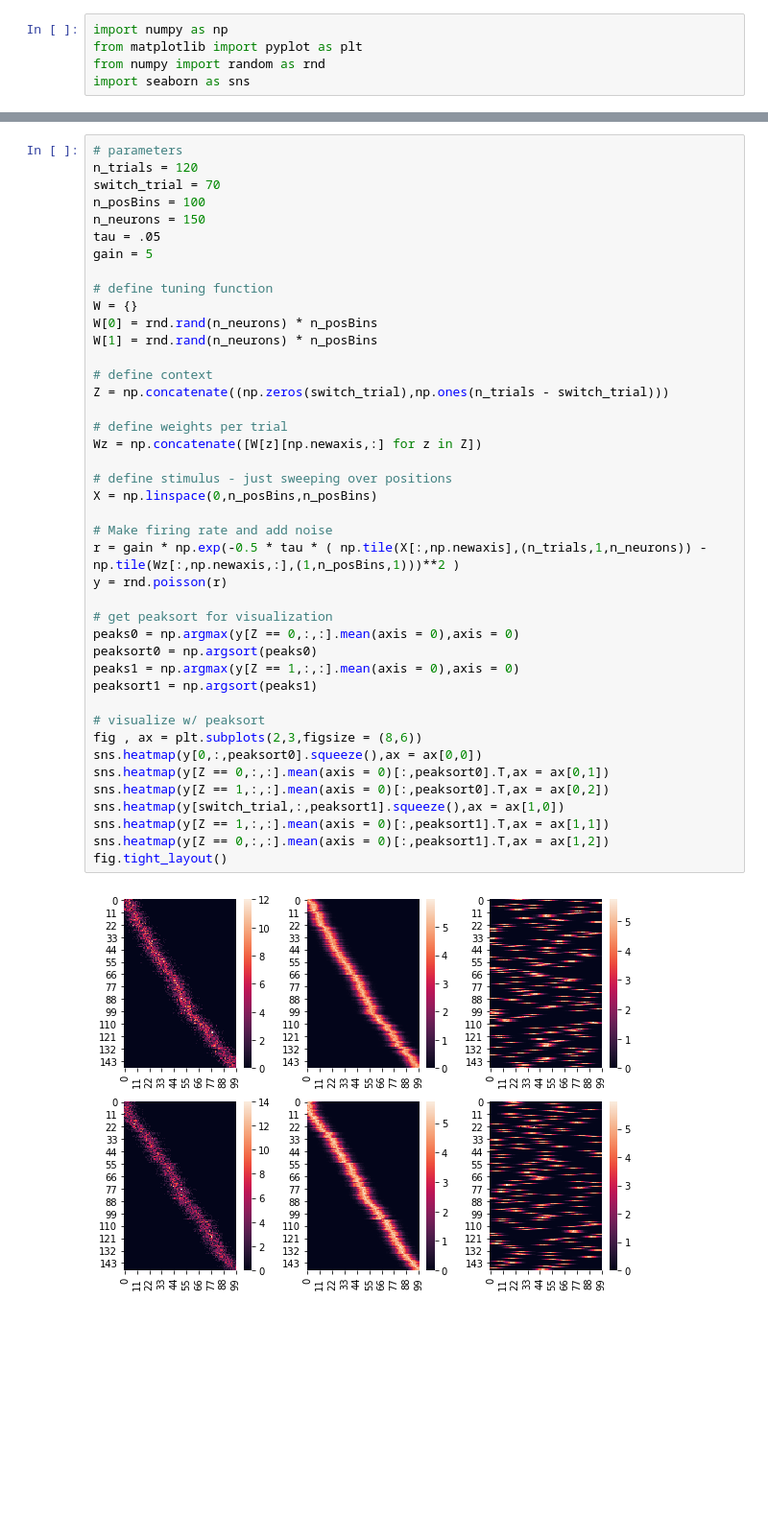
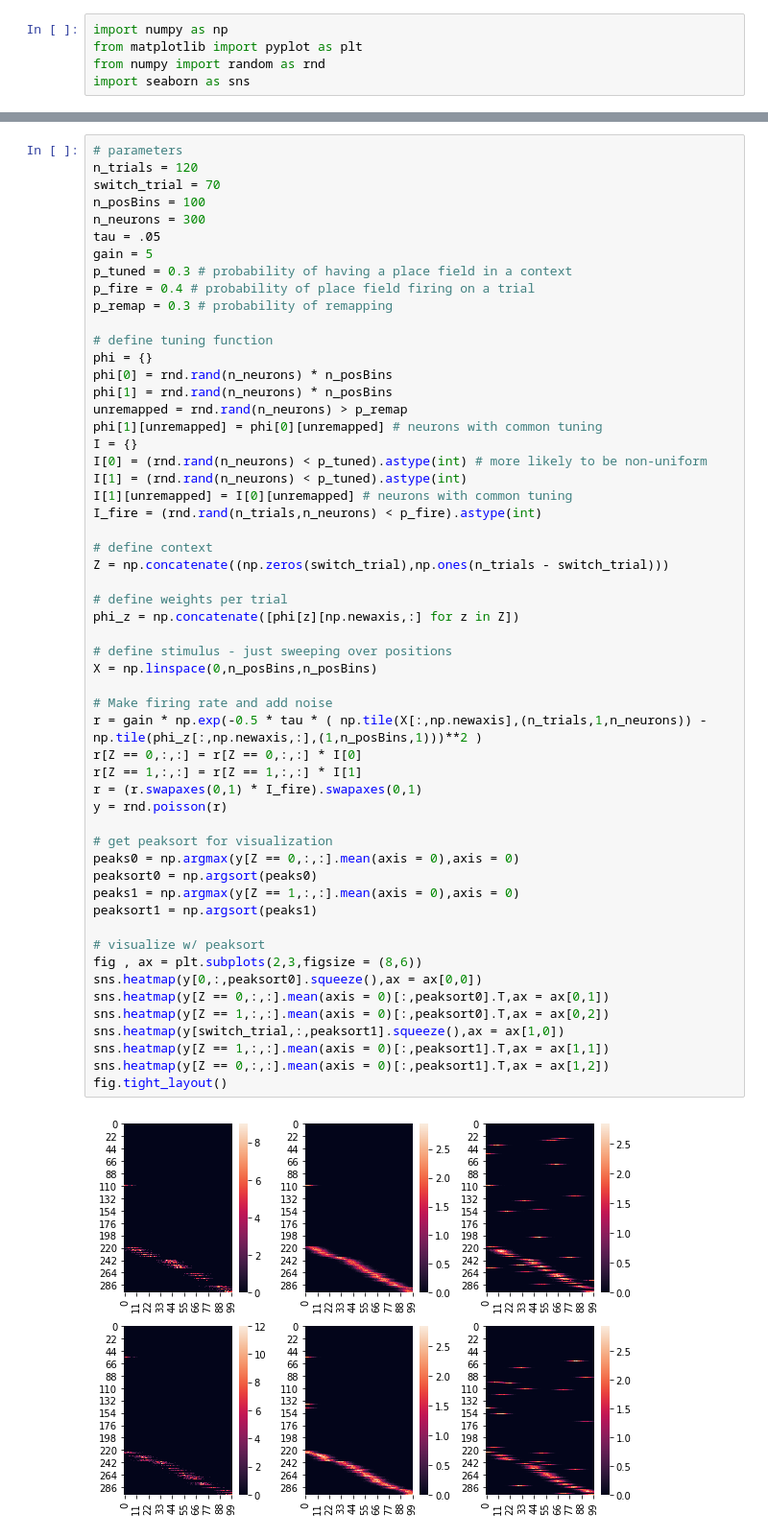
Before and after one commit to sternj98/remapping_detection, a Jupyter notebook: simulation.ipynb, the cells around one changed output, grey strips where cells are left out. Shown: that part at 96% size. Drawn from its saved outputs; the diff is of its cells as text; blank space fills up the shorter version.

```diff
--- a/simulation.ipynb
+++ b/simulation.ipynb
@@ -23,42 +25,55 @@ Where $r =$ rate, $W = $ neural tuning, $Z = $ context, $X = $ position, $Y = $
 n_trials = 120
 switch_trial = 70
 n_posBins = 100
-n_neurons = 150
+n_neurons = 300
 tau = .05
 gain = 5
+p_tuned = 0.3 # probability of having a place field in a context
+p_fire = 0.4 # probability of place field firing on a trial
+p_remap = 0.3 # probability of remapping
 
 # define tuning function
-W = {}
-W[0] = rnd.rand(n_neurons) * n_posBins
-W[1] = rnd.rand(n_neurons) * n_posBins
+phi = {}
+phi[0] = rnd.rand(n_neurons) * n_posBins
+phi[1] = rnd.rand(n_neurons) * n_posBins
+unremapped = rnd.rand(n_neurons) > p_remap
+phi[1][unremapped] = phi[0][unremapped] # neurons with common tuning
+I = {}
+I[0] = (rnd.rand(n_neurons) < p_tuned).astype(int) # more likely to be non-uniform
+I[1] = (rnd.rand(n_neurons) < p_tuned).astype(int)
+I[1][unremapped] = I[0][unremapped] # neurons with common tuning
+I_fire = (rnd.rand(n_trials,n_neurons) < p_fire).astype(int)
 
 # define context
 Z = np.concatenate((np.zeros(switch_trial),np.ones(n_trials - switch_trial)))
 
 # define weights per trial
-Wz = np.concatenate([W[z][np.newaxis,:] for z in Z])
+phi_z = np.concatenate([phi[z][np.newaxis,:] for z in Z])
 
 # define stimulus - just sweeping over positions
 X = np.linspace(0,n_posBins,n_posBins)
 
 # Make firing rate and add noise
-r = gain * np.exp(-0.5 * tau * ( np.tile(X[:,np.newaxis],(n_trials,1,n_neurons)) - np.tile(Wz[:,np.newaxis,:],(1,n_posBins,1)))**2 )
+r = gain * np.exp(-0.5 * tau * ( np.tile(X[:,np.newaxis],(n_trials,1,n_neurons)) - np.tile(phi_z[:,np.newaxis,:],(1,n_posBins,1)))**2 )
+r[Z == 0,:,:] = r[Z == 0,:,:] * I[0]
+r[Z == 1,:,:] = r[Z == 1,:,:] * I[1]
+r = (r.swapaxes(0,1) * I_fire).swapaxes(0,1)
 y = rnd.poisson(r)
 
 # get peaksort for visualization
 peaks0 = np.argmax(y[Z == 0,:,:].mean(axis = 0),axis = 0)
 peaksort0 = np.argsort(peaks0)
 peaks1 = np.argmax(y[Z == 1,:,:].mean(axis = 0),axis = 0)
 peaksort1 = np.argsort(peaks1)
 
 # visualize w/ peaksort
 fig , ax = plt.subplots(2,3,figsize = (8,6))
 sns.heatmap(y[0,:,peaksort0].squeeze(),ax = ax[0,0])
 sns.heatmap(y[Z == 0,:,:].mean(axis = 0)[:,peaksort0].T,ax = ax[0,1])
 sns.heatmap(y[Z == 1,:,:].mean(axis = 0)[:,peaksort0].T,ax = ax[0,2])
 sns.heatmap(y[switch_trial,:,peaksort1].squeeze(),ax = ax[1,0])
 sns.heatmap(y[Z == 1,:,:].mean(axis = 0)[:,peaksort1].T,ax = ax[1,1])
 sns.heatmap(y[Z == 0,:,:].mean(axis = 0)[:,peaksort1].T,ax = ax[1,2])
 fig.tight_layout()
 # %% [output]
-[figure, old version]
+[figure, new version]
```
Also changed, not shown: parts of 14 cells of this notebook.
